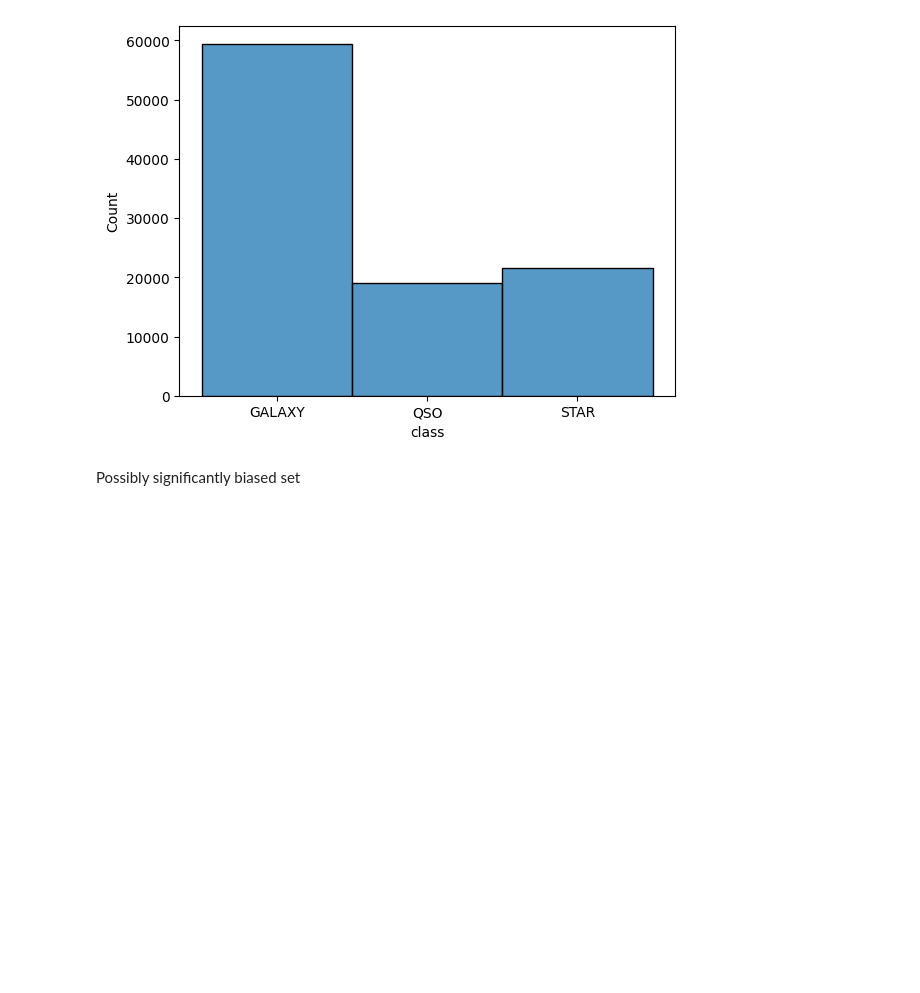
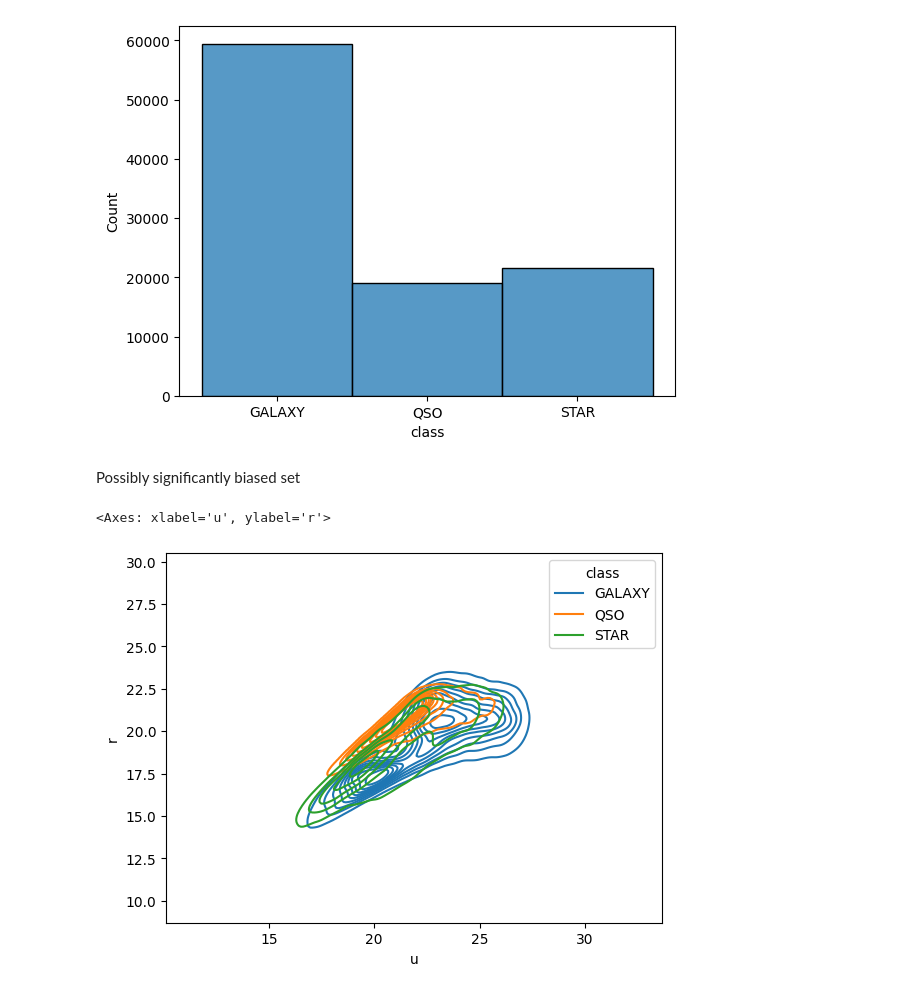
Before and after one commit to AbhaySh4r/ML-AstroSet, a Jupyter notebook: Project1_Visualizations.ipynb, the cells around one changed output. Drawn from its saved outputs; the diff is of its cells as text; code cells hidden in the pictures; blank space fills up the shorter version.

```diff
--- a/Project1_Visualizations.ipynb
+++ b/Project1_Visualizations.ipynb
@@ -118,3 +145,8 @@ sns.histplot(df, x = "class")
 [figure]
 # %% [markdown]
 Possibly significantly biased set
+# %%
+sns.kdeplot(data = df, x = "u", y = "r", hue = "class")
+# %% [output]
+<Axes: xlabel='u', ylabel='r'>
+[figure, added]
```
Also changed, not shown: parts of 2 cells of this notebook.
